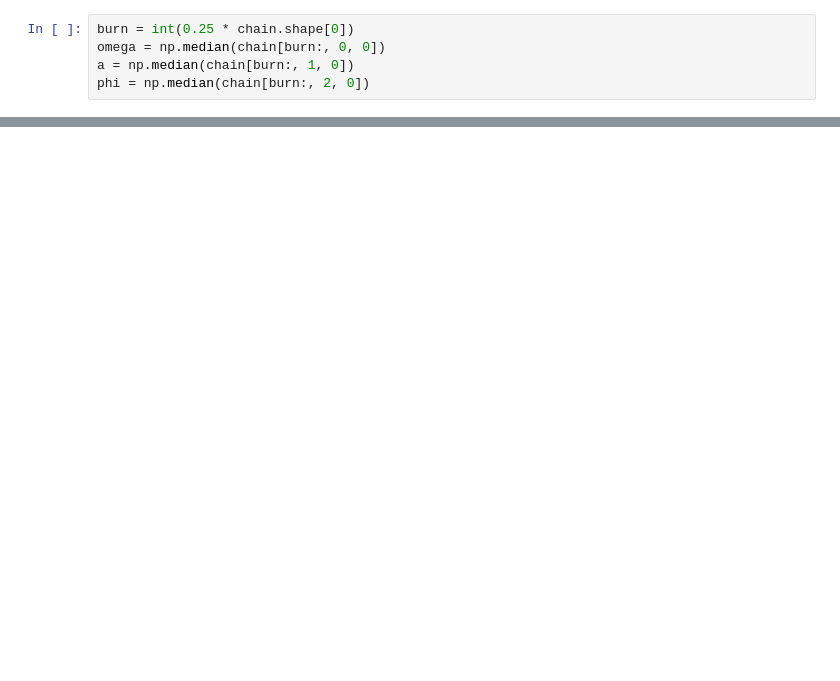
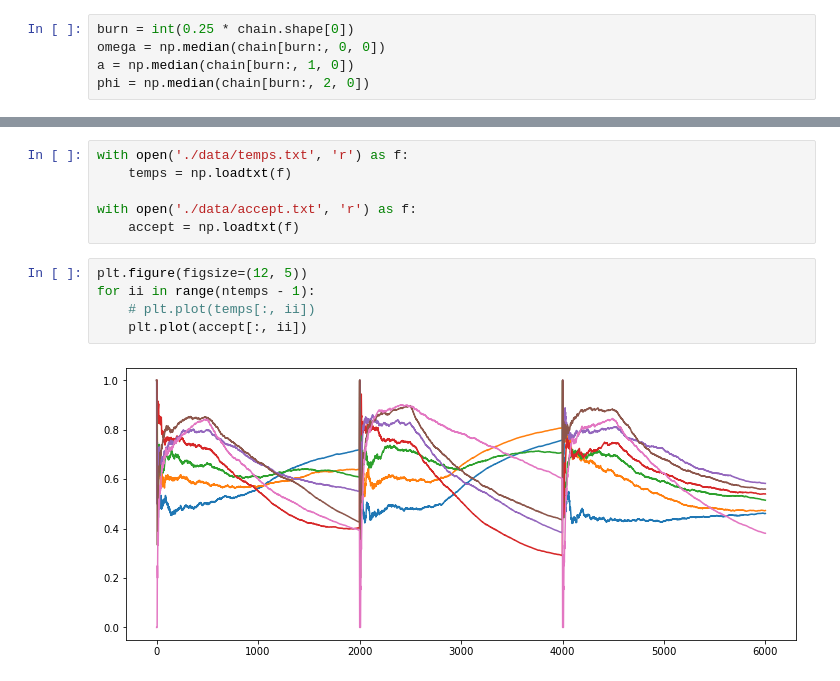
Before and after one commit to AaronDJohnson/impulse_mcmc, a Jupyter notebook: examples/test.ipynb, the cells around one changed output, grey strips where cells are left out. Cells and saved outputs as stored; diff of their text form; blank space fills up the shorter version.

```diff
--- a/examples/test.ipynb
+++ b/examples/test.ipynb
@@ -53 +47,14 @@ print(phi, phi_real)
+# %%
+with open('./data/temps.txt', 'r') as f:
+    temps = np.loadtxt(f)
+
+with open('./data/accept.txt', 'r') as f:
+    accept = np.loadtxt(f)
+# %%
+plt.figure(figsize=(12, 5))
+for ii in range(ntemps - 1):
+    # plt.plot(temps[:, ii])
+    plt.plot(accept[:, ii])
+# %% [output]
+[figure, added]
 # %%
```
Also changed, not shown: parts of 9 cells of this notebook, 3 other files.
